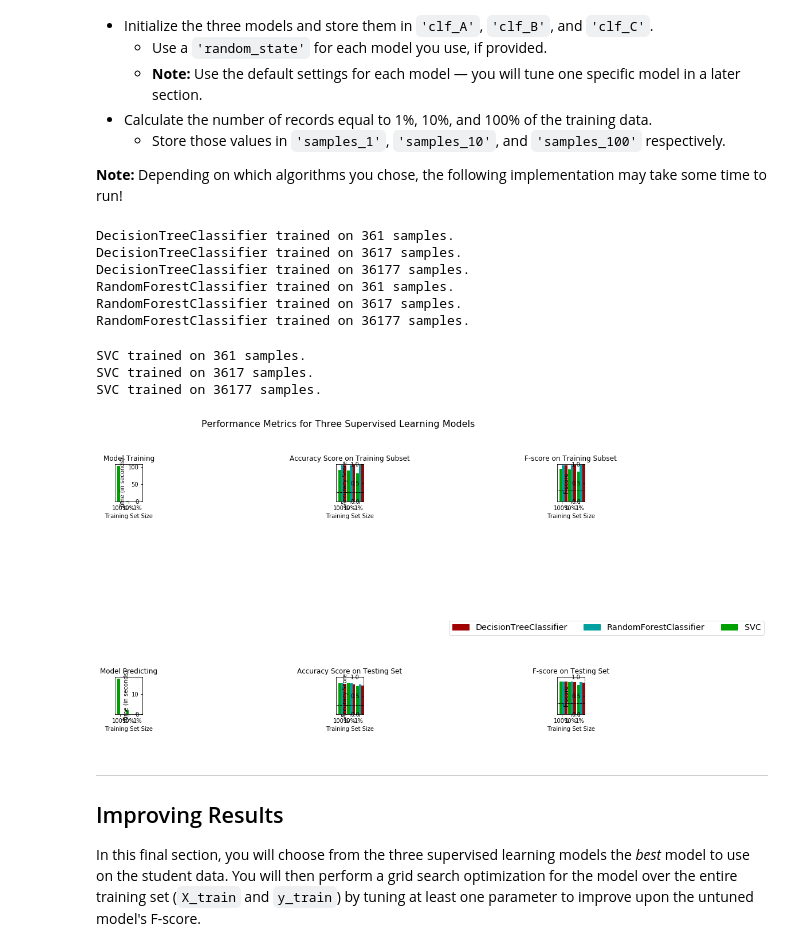
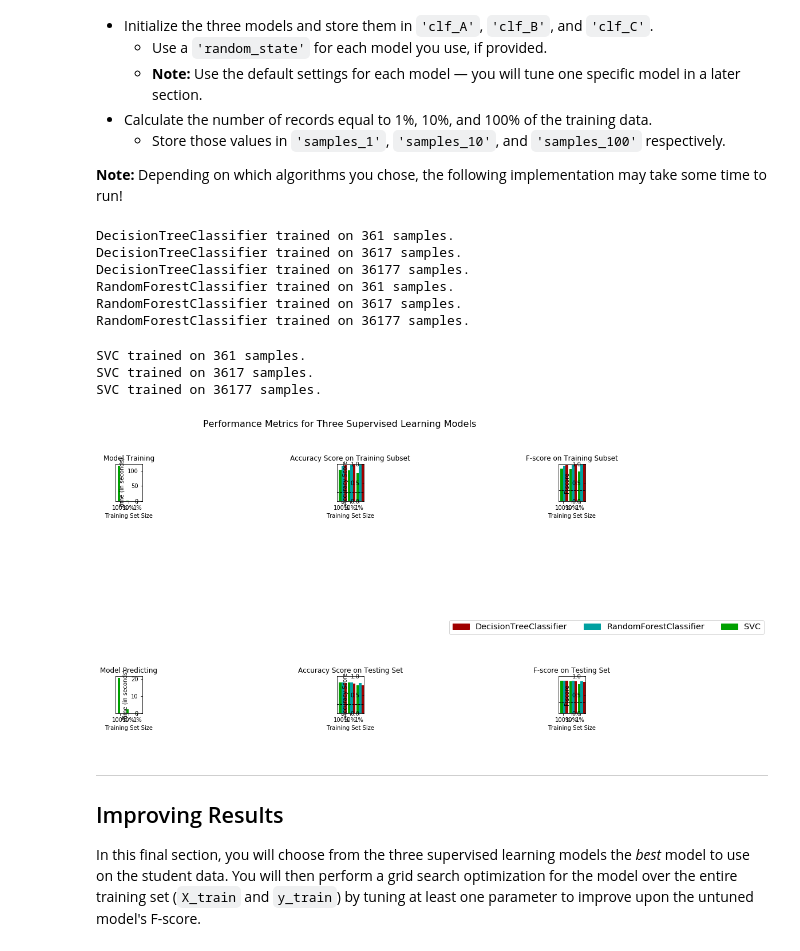
Before and after one commit to srikanthsanthanam88/udacity, a Jupyter notebook: finding_donors/finding_donors.ipynb, the cells around one changed output. Drawn from its saved outputs; the diff is of its cells as text; code cells hidden in the pictures.

```diff
--- a/finding_donors/finding_donors.ipynb
+++ b/finding_donors/finding_donors.ipynb
@@ -368,40 +368,40 @@ from sklearn.ensemble import RandomForestClassifier
 from sklearn.svm import SVC
 
 # TODO: Initialize the three models
-clf_A = DecisionTreeClassifier(random_state=5)
-clf_B = RandomForestClassifier(n_estimators=10)
+clf_A = DecisionTreeClassifier()
+clf_B = RandomForestClassifier()
 clf_C = SVC()
 
 # TODO: Calculate the number of samples for 1%, 10%, and 100% of the training data
 # HINT: samples_100 is the entire training set i.e. len(y_train)
 # HINT: samples_10 is 10% of samples_100 (ensure to set the count of the values to be `int` and not `float`)
 # HINT: samples_1 is 1% of samples_100 (ensure to set the count of the values to be `int` and not `float`)
 samples_100 = len(y_train)
 samples_10 = (int)(0.1*len(y_train))
 samples_1 = (int)(0.01*len(y_train))
 
 # Collect results on the learners
 results = {}
 for clf in [clf_A, clf_B, clf_C]:
     clf_name = clf.__class__.__name__
     results[clf_name] = {}
     for i, samples in enumerate([samples_1, samples_10, samples_100]):
         results[clf_name][i] = \
         train_predict(clf, samples, X_train, y_train, X_test, y_test)
 
 # Run metrics visualization for the three supervised learning models chosen
 vs.evaluate(results, accuracy, fscore)
 # %% [output]
 DecisionTreeClassifier trained on 361 samples.
 DecisionTreeClassifier trained on 3617 samples.
 DecisionTreeClassifier trained on 36177 samples.
 RandomForestClassifier trained on 361 samples.
 RandomForestClassifier trained on 3617 samples.
 RandomForestClassifier trained on 36177 samples.
 SVC trained on 361 samples.
 SVC trained on 3617 samples.
 SVC trained on 36177 samples.
-[figure, old version]
+[figure, new version]
 # %% [markdown]
 ----
 ## Improving Results
```
Also changed, not shown: 1 other file.
